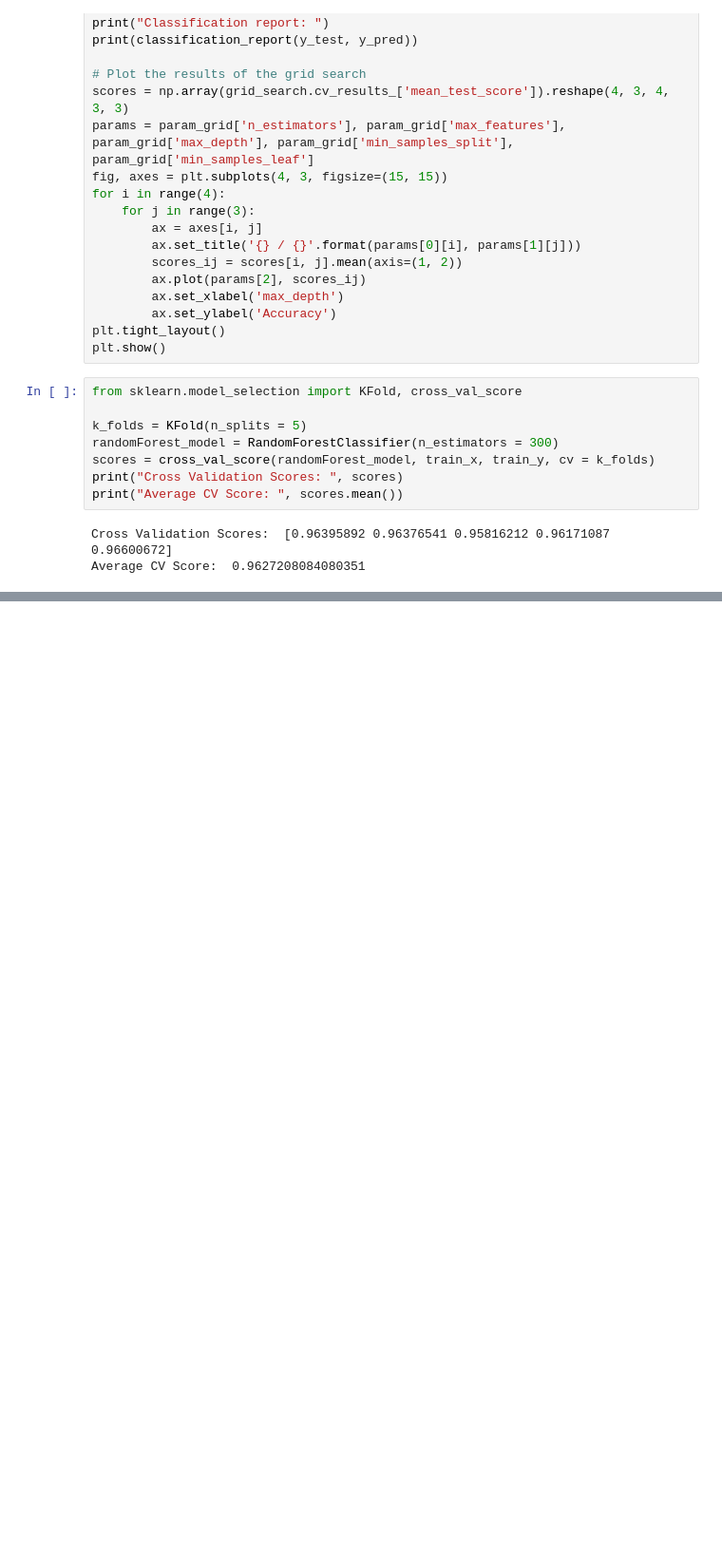
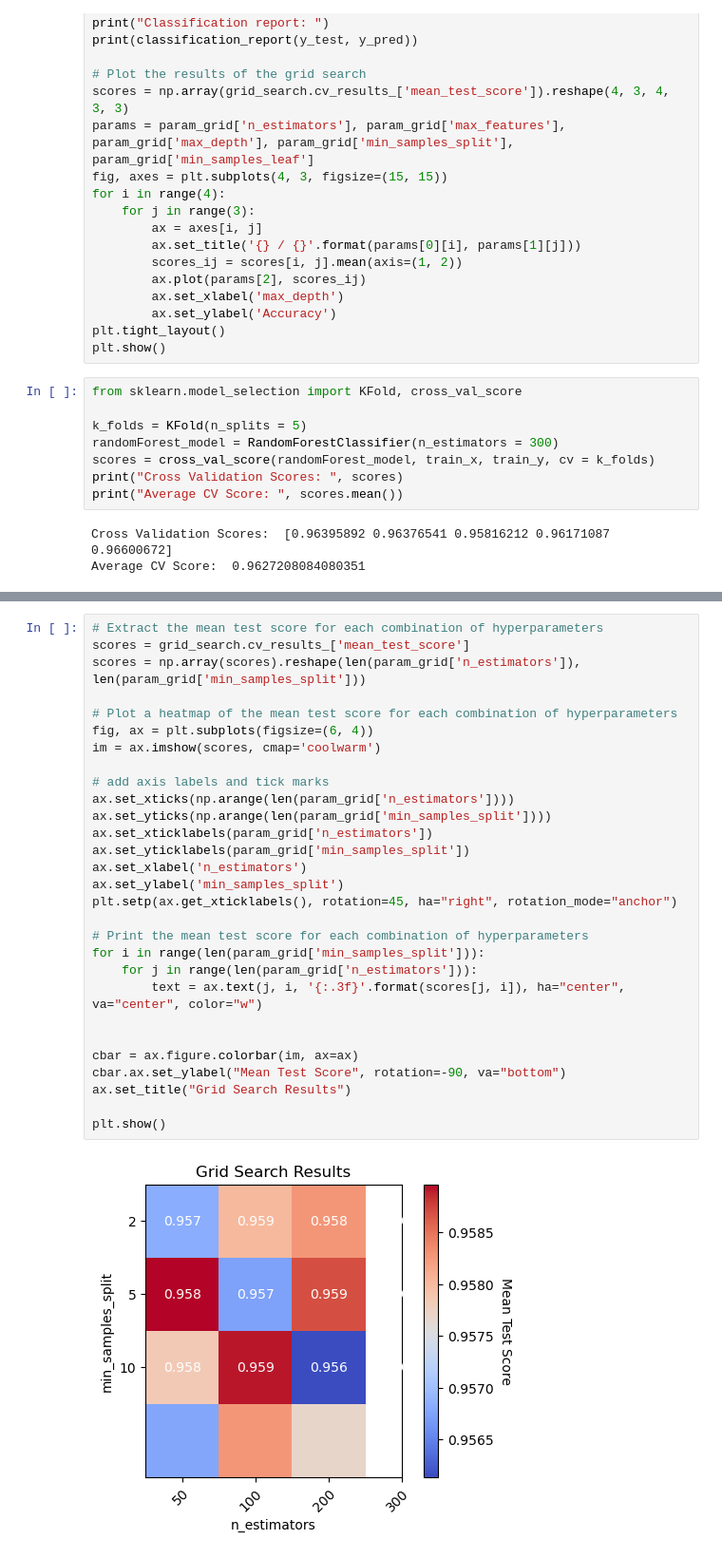
Before and after one commit to lucascheng24/comp4432ML-A_Million_News_Headlines, a Jupyter notebook: Fake_and_real_news_dataset/classifiers/RandomForest/randomForest_02.ipynb, the cells around one changed output, grey strips where cells are left out. Shown: that part at 95% size. Cells and saved outputs as stored; diff of their text form; blank space fills up the shorter version.

```diff
--- a/Fake_and_real_news_dataset/classifiers/RandomForest/randomForest_02.ipynb
+++ b/Fake_and_real_news_dataset/classifiers/RandomForest/randomForest_02.ipynb
@@ -170,0 +224,31 @@ Average CV Score:  0.9627208084080351
+# %%
+# Extract the mean test score for each combination of hyperparameters
+scores = grid_search.cv_results_['mean_test_score']
+scores = np.array(scores).reshape(len(param_grid['n_estimators']), len(param_grid['min_samples_split']))
+
+# Plot a heatmap of the mean test score for each combination of hyperparameters
+fig, ax = plt.subplots(figsize=(6, 4))
+im = ax.imshow(scores, cmap='coolwarm')
+
+# add axis labels and tick marks
+ax.set_xticks(np.arange(len(param_grid['n_estimators'])))
+ax.set_yticks(np.arange(len(param_grid['min_samples_split'])))
+ax.set_xticklabels(param_grid['n_estimators'])
+ax.set_yticklabels(param_grid['min_samples_split'])
+ax.set_xlabel('n_estimators')
+ax.set_ylabel('min_samples_split')
+plt.setp(ax.get_xticklabels(), rotation=45, ha="right", rotation_mode="anchor")
+
+# Print the mean test score for each combination of hyperparameters
+for i in range(len(param_grid['min_samples_split'])):
+    for j in range(len(param_grid['n_estimators'])):
+        text = ax.text(j, i, '{:.3f}'.format(scores[j, i]), ha="center", va="center", color="w")
+
+
+cbar = ax.figure.colorbar(im, ax=ax)
+cbar.ax.set_ylabel("Mean Test Score", rotation=-90, va="bottom")
+ax.set_title("Grid Search Results")
+
+plt.show()
+# %% [output]
+[figure, added]
```
Also changed, not shown: parts of 2 cells of this notebook.
